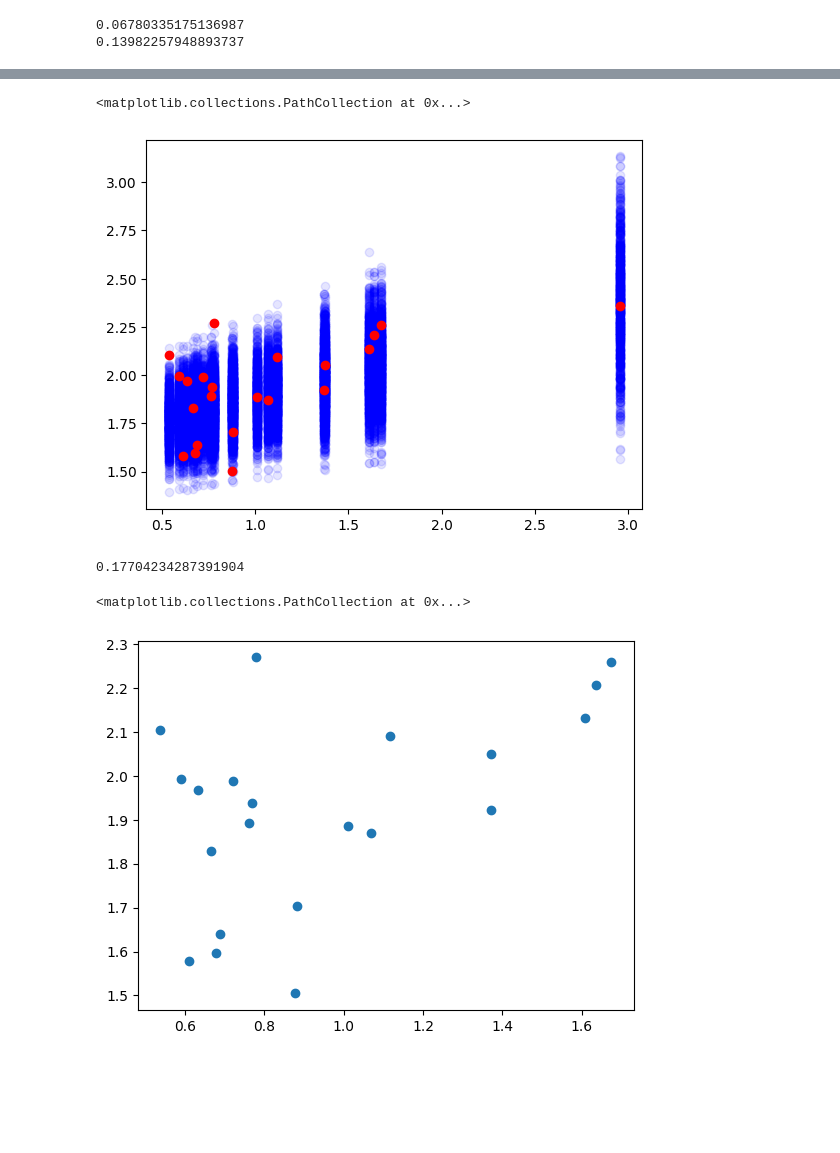
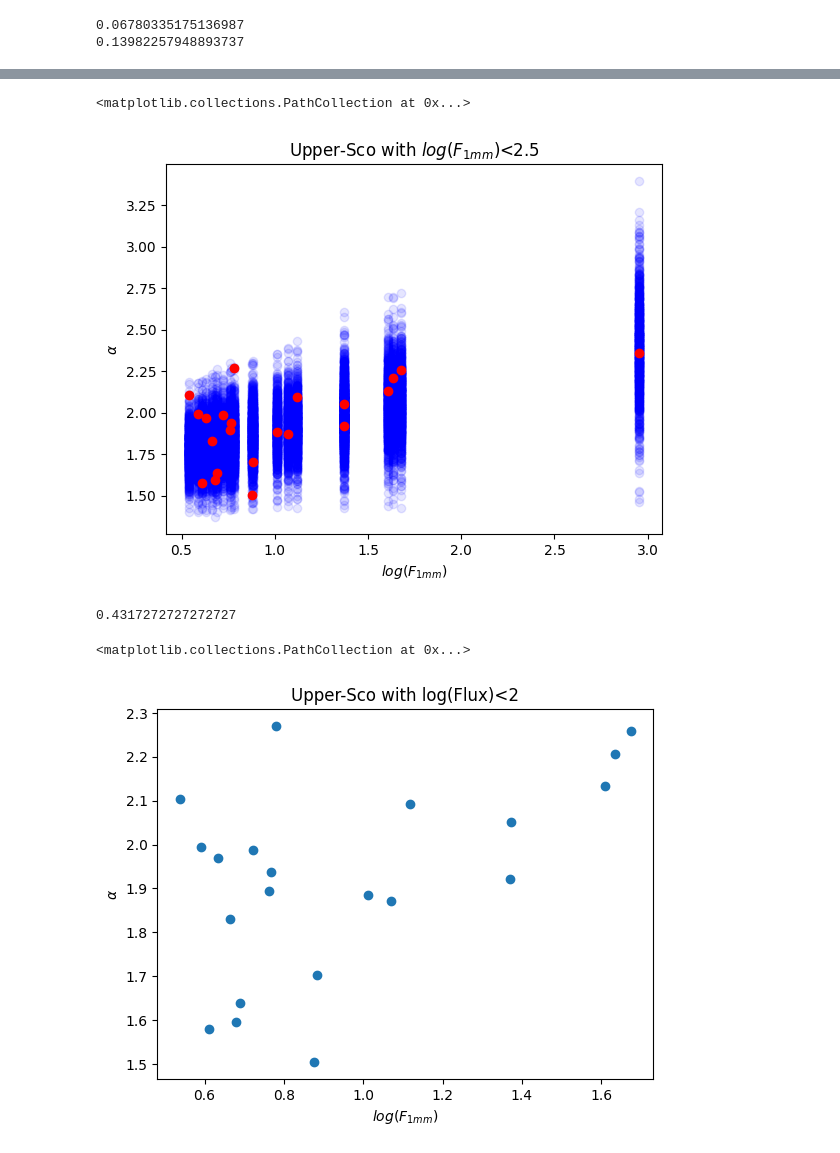
Before and after one commit to Maurone7/Upper-Sco-2022, a Jupyter notebook: linmix_fluxes_alpha.ipynb, the cells around one changed output, grey strips where cells are left out. Drawn from its saved outputs; the diff is of its cells as text; code cells hidden in the pictures; blank space fills up the shorter version.

```diff
--- a/linmix_fluxes_alpha.ipynb
+++ b/linmix_fluxes_alpha.ipynb
@@ -794,7 +784,3 @@ for i in spectral_index_upper_sco:
     if i <= 2.5:
         less_than_2_5_spectral_index_upper_sco.append(i)
         less_than_2_5_flux_upper_sco.append(log_flux_barenfeld_0_88mm_updated[spectral_index_upper_sco.index(i)])
-
-plt.scatter(less_than_2_5_flux_upper_sco, less_than_2_5_spectral_index_upper_sco, c='r', zorder=1)
-for i in range(len(calculated_spectral_index_upper_sco_from_total_sample)):
-    plt.scatter(log_flux_barenfeld_0_88mm_updated, calculated_spectral_index_upper_sco_from_total_sample[i], alpha=0.1, c="b", zorder=0)
@@ -833,17 +817,19 @@ for i in range(1000):
 # %%
 ks_2sample_less_than_2_5_upper_sco = []
 for i in range(len(calculated_spectra_indices_upper_sco)):
-    ks_2sample_less_than_2_5_upper_sco.append(ks_2samp(less_than_2_5_spectral_index_upper_sco, less_than_2_5_index_calculated_spectra_indices_upper_sco[i])[1])
+    ks_2sample_less_than_2_5_upper_sco.append(ks_2samp(less_than_2_5_spectral_index_upper_sco, less_than_2_5_index_calculated_spectra_indices_upper_sco[i])[0])
     plt.scatter(less_than_2_5_flux_upper_sco, less_than_2_5_index_calculated_spectra_indices_upper_sco[i], alpha=0.1, c="b")
 
+plt.title(r"Upper-Sco with $log(F_{1mm})$<2.5")
+plt.ylabel(r'$\alpha$'), plt.xlabel('$log(F_{1mm})$')
 plt.scatter(less_than_2_5_flux_upper_sco, less_than_2_5_spectral_index_upper_sco, color='r')
 # %% [output]
 <matplotlib.collections.PathCollection at 0x...>
-[figure, old version]
+[figure, new version]
 # %%
 np.mean(ks_2sample_less_than_2_5_upper_sco)
 # %% [output]
-0.17704234287391904
+0.4317272727272727
 # %%
 less_than_2_flux_upper_sco = region_data()
 less_than_2_flux_upper_sco.index = []
@@ -854,10 +840,12 @@ for i in log_flux_barenfeld_0_88mm_updated:
         less_than_2_flux_upper_sco.flux.append(i)
         less_than_2_flux_upper_sco.index.append(spectral_index_upper_sco[log_flux_barenfeld_0_88mm_updated.index(i)])
 
+plt.title("Upper-Sco with log(Flux)<2")
+plt.ylabel(r'$\alpha$'), plt.xlabel('$log(F_{1mm})$')
 plt.scatter(less_than_2_flux_upper_sco.flux, less_than_2_flux_upper_sco.index)
 # %% [output]
 <matplotlib.collections.PathCollection at 0x...>
-[figure, old version]
+[figure, new version]
 # %%
 lm = linmix.LinMix(less_than_2_flux_upper_sco.flux, less_than_2_flux_upper_sco.index, xsig[:len(less_than_2_flux_upper_sco.flux)], ysig[:len(less_than_2_flux_upper_sco.flux)], K=2)
 lm.run_mcmc(silent=True)
```
Also changed, not shown: parts of 57 cells of this notebook, 23 other files.
